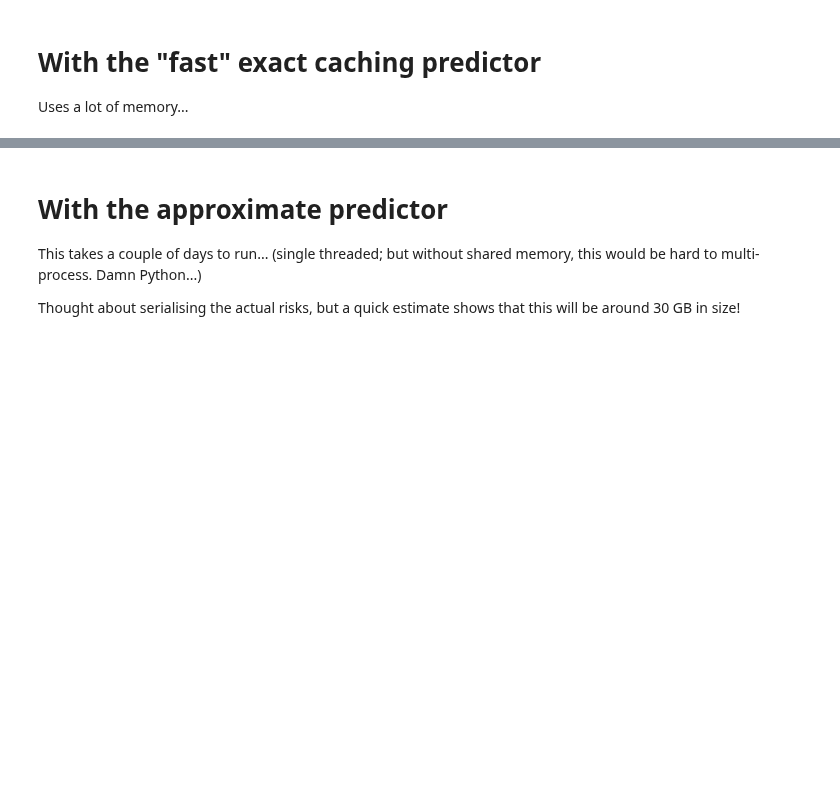
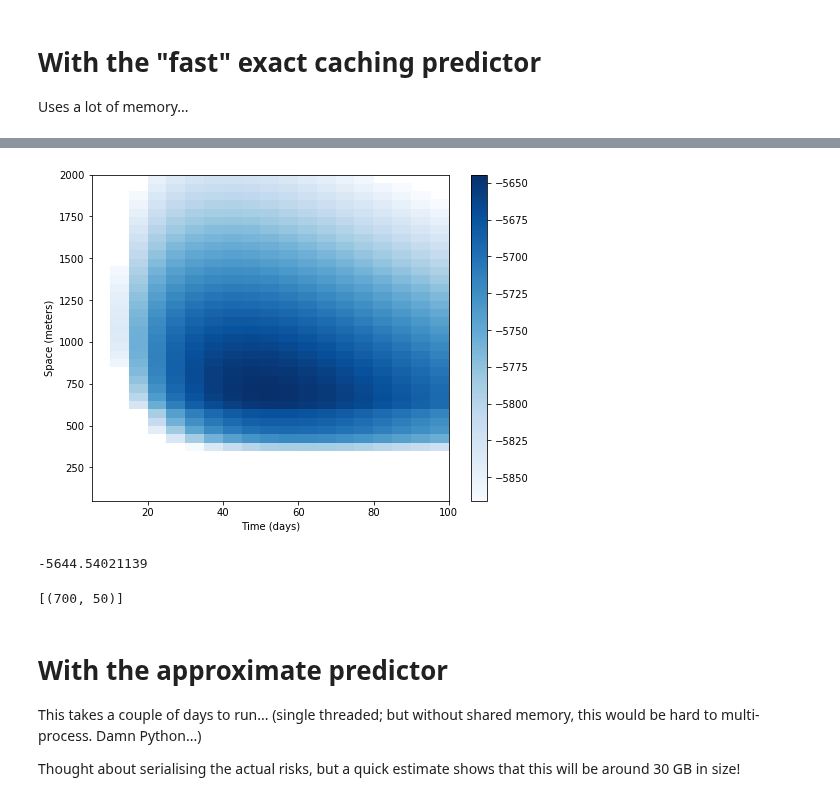
Before and after one commit to QuantCrimAtLeeds/PredictCode, a Jupyter notebook: examples/Networks/Case study Chicago/Cross-Validation.ipynb, the cells around one changed output, grey strips where cells are left out. Drawn from its saved outputs; the diff is of its cells as text; code cells hidden in the pictures; blank space fills up the shorter version.

```diff
--- a/examples/Networks/Case study Chicago/Cross-Validation.ipynb
+++ b/examples/Networks/Case study Chicago/Cross-Validation.ipynb
@@ -89,3 +100,32 @@ with open("cross_validate.pic", "wb") as f:
+# %%
+time_lengths = list(range(5,100,5))
+space_lengths = list(range(50, 2000, 50))
+with open("cross_validate.pic", "rb") as f:
+    results = pickle.load(f)
+# %%
+data = np.empty((39,19))
+for i, sl in enumerate(space_lengths):
+    for j, tl in enumerate(time_lengths):
+        data[i,j] = results[(sl,tl)]
+
+ordered = data.copy().ravel()
+ordered.sort()
+cutoff = ordered[int(len(ordered) * 0.25)]
+data = np.ma.masked_where(data<cutoff, data)
+# %%
+fig, ax = plt.subplots(figsize=(8,6))
+mappable = ax.pcolor(range(5,105,5), range(50,2050,50), data, cmap="Blues")
+ax.set(xlabel="Time (days)", ylabel="Space (meters)")
+fig.colorbar(mappable, ax=ax)
+None
+# %% [output]
+[figure, added]
+# %%
+print(max(results.values()))
+[k for k, v in results.items() if v > -5645]
+# %% [output]
+-5644.54021139
+[(700, 50)]
 # %% [markdown]
 # With the approximate predictor
 
```
Also changed, not shown: parts of 3 cells of this notebook, 10 other files.
